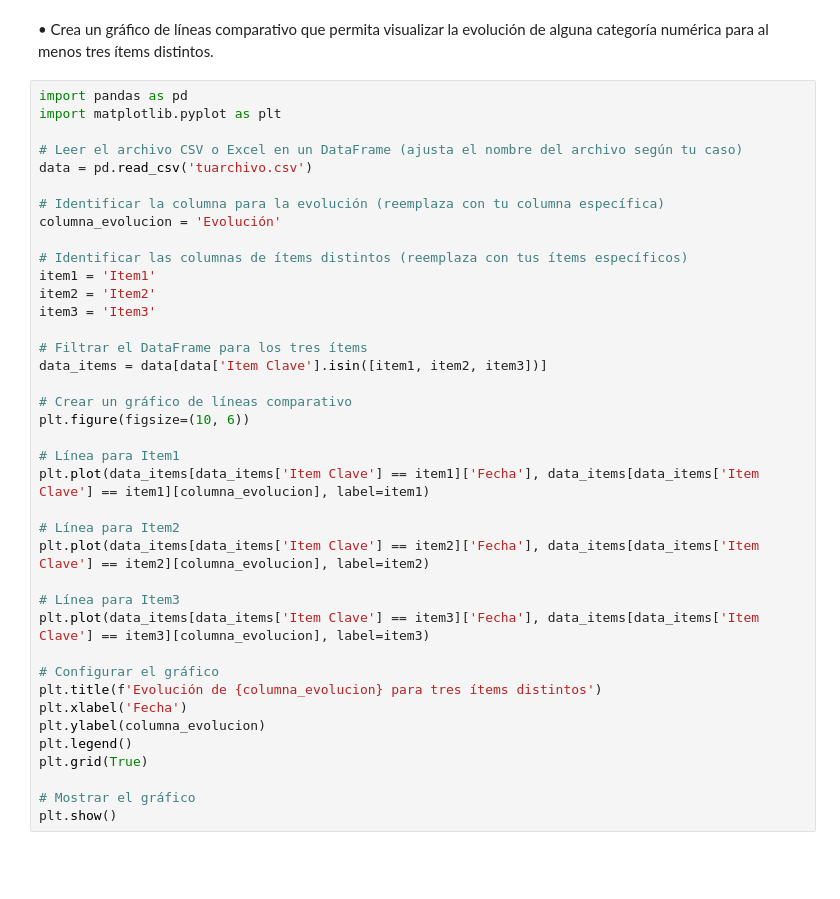
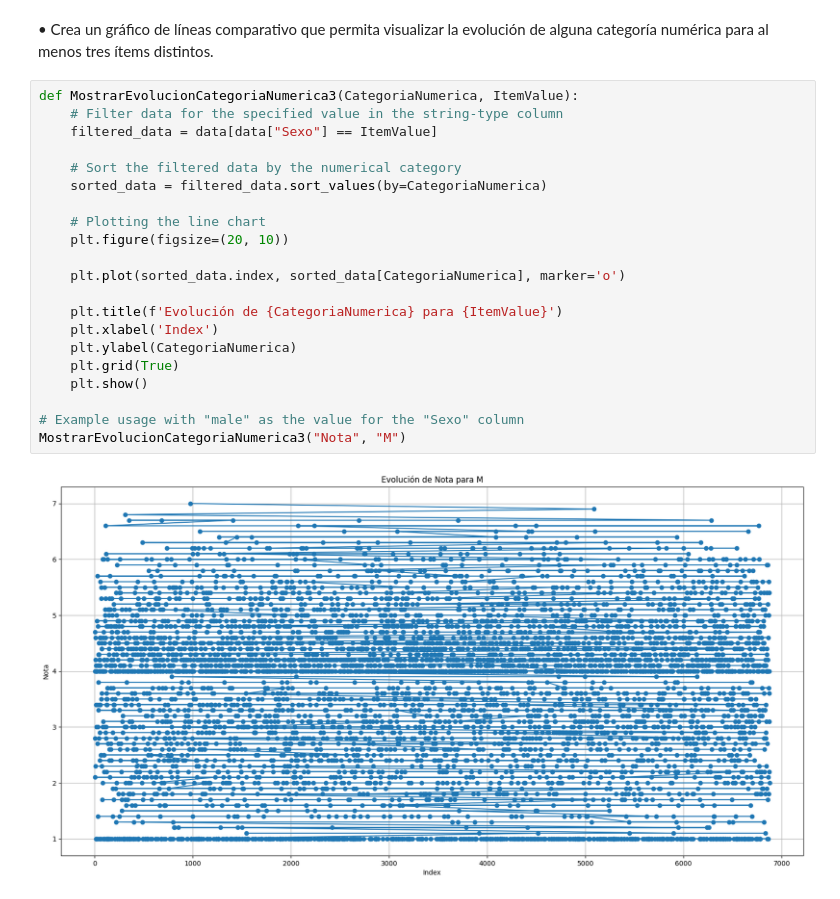
Before and after one commit to Tatoloops/PublicRepository, a Jupyter notebook: Python/Solemne_II.ipynb, the cells around one changed output. Drawn from its saved outputs; the diff is of its cells as text; blank space fills up the shorter version.

```diff
--- a/Python/Solemne_II.ipynb
+++ b/Python/Solemne_II.ipynb
@@ -141,41 +196,25 @@ plt.show()
 # %% [markdown]
 • Crea un gráfico de líneas comparativo que permita visualizar la evolución de alguna categoría numérica para al menos tres ítems distintos.
-# %%
-import pandas as pd
-import matplotlib.pyplot as plt
-
-# Leer el archivo CSV o Excel en un DataFrame (ajusta el nombre del archivo según tu caso)
-data = pd.read_csv('tuarchivo.csv')
-
-# Identificar la columna para la evolución (reemplaza con tu columna específica)
-columna_evolucion = 'Evolución'
-
-# Identificar las columnas de ítems distintos (reemplaza con tus ítems específicos)
-item1 = 'Item1'
-item2 = 'Item2'
-item3 = 'Item3'
-
-# Filtrar el DataFrame para los tres ítems
-data_items = data[data['Item Clave'].isin([item1, item2, item3])]
-
-# Crear un gráfico de líneas comparativo
-plt.figure(figsize=(10, 6))
-
-# Línea para Item1
-plt.plot(data_items[data_items['Item Clave'] == item1]['Fecha'], data_items[data_items['Item Clave'] == item1][columna_evolucion], label=item1)
-
-# Línea para Item2
-plt.plot(data_items[data_items['Item Clave'] == item2]['Fecha'], data_items[data_items['Item Clave'] == item2][columna_evolucion], label=item2)
-
-# Línea para Item3
-plt.plot(data_items[data_items['Item Clave'] == item3]['Fecha'], data_items[data_items['Item Clave'] == item3][columna_evolucion], label=item3)
-
-# Configurar el gráfico
-plt.title(f'Evolución de {columna_evolucion} para tres ítems distintos')
-plt.xlabel('Fecha')
-plt.ylabel(columna_evolucion)
-plt.legend()
-plt.grid(True)
-
-# Mostrar el gráfico
-plt.show()
+# %%
+def MostrarEvolucionCategoriaNumerica3(CategoriaNumerica, ItemValue):
+    # Filter data for the specified value in the string-type column
+    filtered_data = data[data["Sexo"] == ItemValue]
+
+    # Sort the filtered data by the numerical category
+    sorted_data = filtered_data.sort_values(by=CategoriaNumerica)
+
+    # Plotting the line chart
+    plt.figure(figsize=(20, 10))
+
+    plt.plot(sorted_data.index, sorted_data[CategoriaNumerica], marker='o')
+
+    plt.title(f'Evolución de {CategoriaNumerica} para {ItemValue}')
+    plt.xlabel('Index')
+    plt.ylabel(CategoriaNumerica)
+    plt.grid(True)
+    plt.show()
+
+# Example usage with "male" as the value for the "Sexo" column
+MostrarEvolucionCategoriaNumerica3("Nota", "M")
+# %% [output]
+[figure, added]
```
Also changed, not shown: parts of 11 cells of this notebook.
